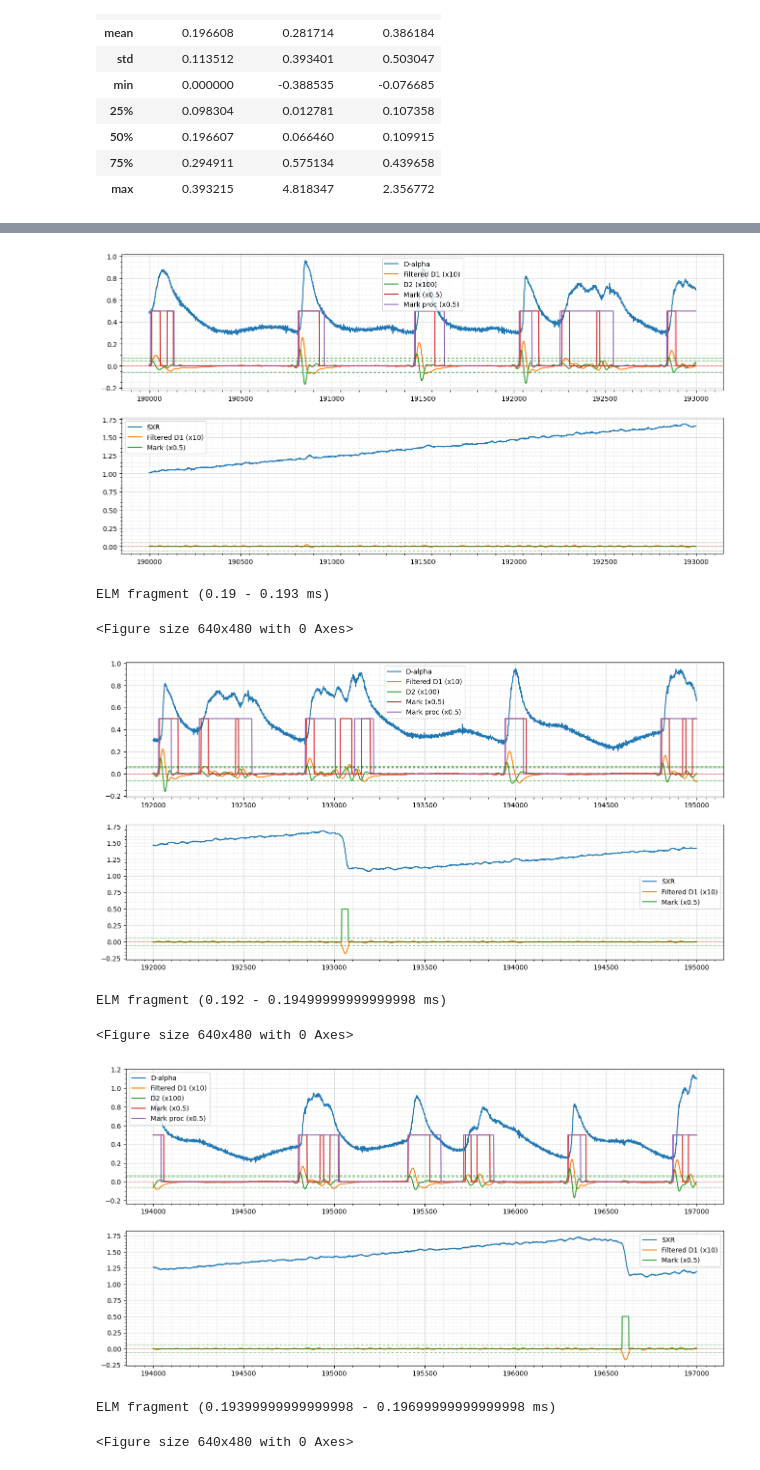
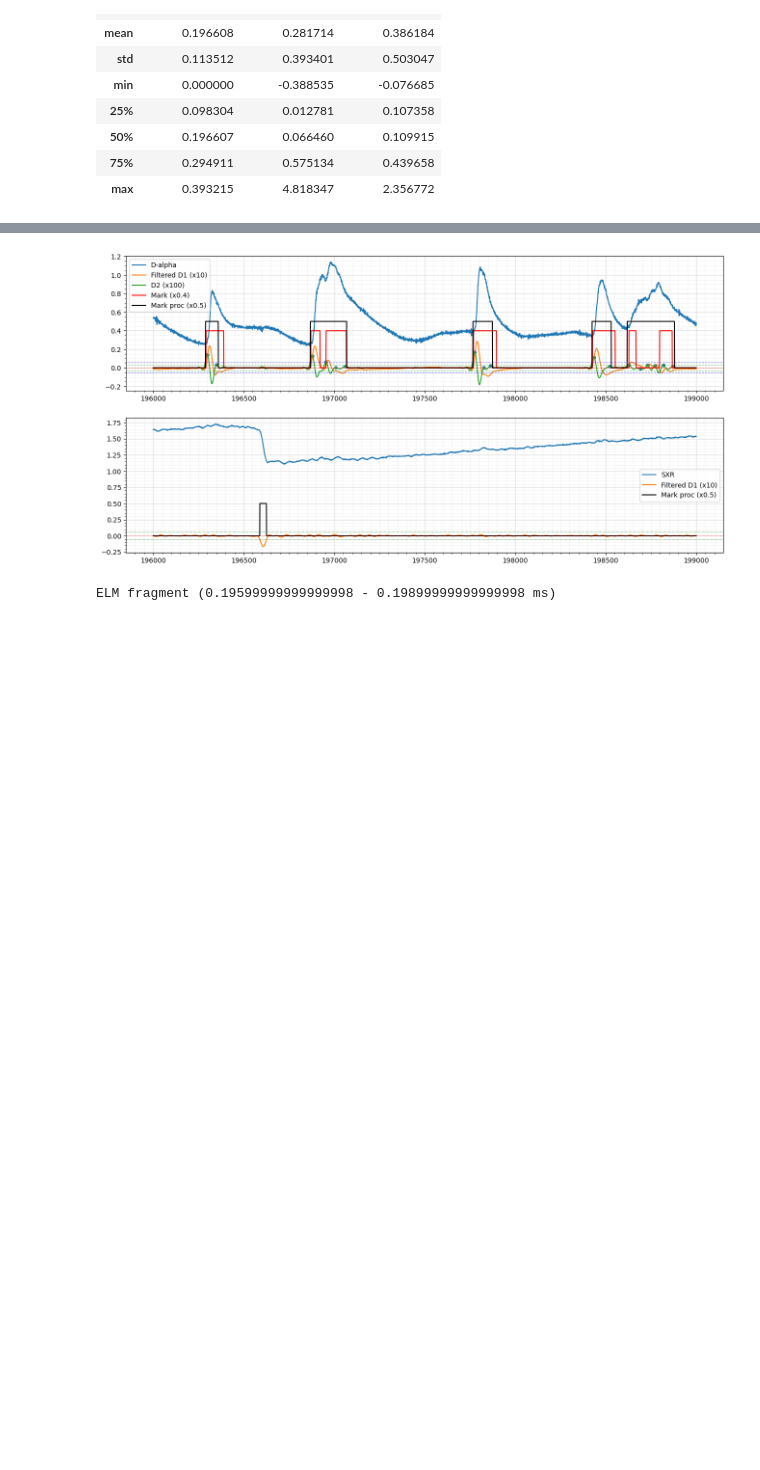
Before and after one commit to feodorrussia/Plasma_analysis, a Jupyter notebook: Marking system.ipynb, the cells around one changed output, grey strips where cells are left out. Cells and saved outputs as stored; diff of their text form; code cells hidden in the pictures; blank space fills up the shorter version.

```diff
--- a/Marking system.ipynb
+++ b/Marking system.ipynb
@@ -5,7 +5,8 @@ from source.Files_operating import read_sht_data
 shtRipper v1.3
 # %%
 F_ID = 44184
-dir_path = "D:/Edu/Lab/Projects/Plasma_analysis/data/sht/G-ELM/"  # C:/Users/f.belous/Work/Projects/Plasma_analysis/data/sht/G-ELM/
+dir_path = "C:/Users/f.belous/Work/Projects/Plasma_analysis/data/sht/G-ELM/"
+# D:/Edu/Lab/Projects/Plasma_analysis/data/sht/G-ELM/ | C:/Users/f.belous/Work/Projects/Plasma_analysis/data/sht/G-ELM/
 
 df = read_sht_data(f'sht{F_ID}', dir_path)
 df = df.rename(columns={"ch1": "d_alpha"})
@@ -249,14 +250,25 @@ mark_sxr = proc_slices(mark_data, length_edge=10, distance_edge=30)
 import matplotlib.pyplot as plt
 from matplotlib.ticker import AutoMinorLocator
 
-def get_d2_peaks(diff_data: np.array):
-    d2_data = np.diff(diff_data)
-    peaks_ind = get_peaks(d2_data)
+def get_d2_peaks(diff_data: np.array, mark_data: np.array, s_i: int) -> np.array:
+    l_ = 0
+    fr_fl = False
+    peaks_ind = []
+    for i in range(mark_data.shape[0]):
+        if mark_data[i] == 1 and not fr_fl:
+            fr_fl = True
+            l_ = i
+        elif fr_fl and mark_data[i] == 0:
+            fr_fl = False
+            d2_data = np.diff(diff_data)
+            res = get_peaks(d2_data[l_-10:i+30], s_i) + l_-10
+            peaks_ind += res.tolist()
+    peaks_ind = np.array(peaks_ind)
     return peaks_ind, d2_data[peaks_ind]
 
 mode_plotting = 1  # int(input("Input visualising mode [ 0 - manual | 1 - only marked ]:"))
 # mode_marking = int(input("Input marking mode (0 - manual | 1 - semiauto): ").strip().split()[0])
-l_edge = 190000  # int(input(f"Input start index [0:{df.shape[0]//1000*1000}]: ").strip().split()[0])
+l_edge = 196000  # int(input(f"Input start index [0:{df.shape[0]//1000*1000}]: ").strip().split()[0])
 # print("---")
 step = 2000
 width = 3000
@@ -280,20 +292,18 @@ while l_edge < df.shape[0]:
     ax1.plot(range(l_edge, r_edge), d_alpha_f[l_edge:r_edge] * 10, label="Filtered D1 (x10)")
     ax1.plot(range(l_edge, r_edge), np.diff(d_alpha_f)[l_edge:r_edge] * 100, label="D2 (x100)")
 
-    # x, y = get_d2_peaks(d_alpha_f[l_edge:r_edge])
-    # x = x + l_edge
+    x, y = get_d2_peaks(d_alpha_f[l_edge:r_edge], mark_d_alpha[l_edge:r_edge], l_edge)
+    x = x + l_edge
     # print(len(x), x, y)
-    # ax1.scatter(x, y * 100, s=20)
+    ax1.scatter(x, y * 100, s=20)
 
-    ax1.plot(range(l_edge, r_edge), mark_d_alpha_2[l_edge:r_edge] * 0.5, label="Mark (x0.5)")
-    ax1.plot(range(l_edge, r_edge), mark_d_alpha[l_edge:r_edge] * 0.5, label="Mark proc (x0.5)")
-    ax1.axhline(np.quantile(d_alpha_f, 0.7) * 10, color="red", linestyle=':', linewidth=0.7)
-    ax1.axhline((da_f_q + da_f_std * 3) * 10, color="green", linestyle=':', linewidth=0.7)
-    ax1.axhline((da_f_q + da_f_std * 2.5) * 10, color="green", linestyle=':', linewidth=0.7)
-    ax1.axhline((da_f_q + da_f_std * 2) * 10, color="green", linestyle=':', linewidth=0.7)
-    ax1.axhline((da_f_q - da_f_std * 2.7) * 10, color="green", linestyle=':', linewidth=0.7)
-    # for ind in slice_da_indexes:
-    #     ax1.axvline(ind, color="green", linestyle=':', linewidth=0.7)
+    ax1.plot(range(l_edge, r_edge), mark_d_alpha_2[l_edge:r_edge] * 0.4, label="Mark (x0.4)", color="red")
+    ax1.plot(range(l_edge, r_edge), mark_d_alpha[l_edge:r_edge] * 0.5, label="Mark proc (x0.5)", color="black")
+    ax1.axhline(np.quantile(d_alpha_f, 0.7) * 10, color="red", linestyle=':', linewidth=0.8)
+    ax1.axhline((da_f_q + da_f_std * 1.5) * 10, color="green", linestyle=':', linewidth=0.8)
+    ax1.axhline((da_f_q - da_f_std * 1.5) * 10, color="green", linestyle=':', linewidth=0.8)
+    ax1.axhline((da_f_q + da_f_std * 2.5) * 10, color="blue", linestyle=':', linewidth=0.8)
+    ax1.axhline((da_f_q - da_f_std * 2.5) * 10, color="blue", linestyle=':', linewidth=0.8)
 
     ax1.grid(which='major', color='#DDDDDD', linewidth=0.9)
     ax1.grid(which='minor', color='#DDDDDD', linestyle=':', linewidth=0.7)
@@ -304,49 +314,40 @@ while l_edge < df.shape[0]:
     ax2.plot(range(l_edge, r_edge), sxr[l_edge:r_edge], label="SXR")
     # ax2.plot(range(l_edge, r_edge), sxr_d1[l_edge:r_edge], label="Diff 1")
     ax2.plot(range(l_edge, r_edge), sxr_f[l_edge:r_edge] * 10, label="Filtered D1 (x10)")
-    ax2.plot(range(l_edge, r_edge), mark_sxr[l_edge:r_edge] * 0.5, label="Mark (x0.5)")
+    ax2.plot(range(l_edge, r_edge), mark_sxr[l_edge:r_edge] * 0.5, label="Mark proc (x0.5)", color="black")
     ax2.axhline(np.quantile(sxr_f, 0.8) * 10, color="red", linestyle=':', linewidth=0.7)
     ax2.axhline((sxr_f_q + sxr_f_std * 7) * 10, color="green", linestyle=':', linewidth=0.7)
     ax2.axhline((sxr_f_q - sxr_f_std * 7) * 10, color="green", linestyle=':', linewidth=0.7)
-    # for ind in slice_sxr_indexes:
-    #     ax2.axvline(ind, color="green", linestyle=':', linewidth=0.7)
 
     ax2.grid(which='major', color='#DDDDDD', linewidth=0.9)
     ax2.grid(which='minor', color='#DDDDDD', linestyle=':', linewidth=0.7)
     ax2.minorticks_on()
     ax2.xaxis.set_minor_locator(AutoMinorLocator(10))
     ax2.legend()
     plt.show()
 
     # res = list(map(int, input(f"Input index pairs of ELM fragments ({df.t[l_edge]} - {df.t[r_edge]} ms):\n").strip().split()))
     # for i in range(0, len(res), 2):
     #     board_ind = [res[i], res[i+1]]
 
     #     mark = float(input("Input mark to set [ 0 | 1 | 2 ]: "))
 
     #     if mode_marking and mark > 0:
     #         board_ind = get_borders(df.loc[res[i]:res[i + 1], "ch1"].to_numpy(), scale=1.5)
     #         board_ind[0] = max(board_ind[0] - step_away + res[i], 0)
     #         board_ind[1] += res[i]
 
     #     df.loc[board_ind[0]:board_ind[1], "ch1_marked"] = mark
 
-    # print(f"ELM fragment ({df.t[l_edge]} - {df.t[r_edge]} ms)\n")
-    # break
-    input(f"ELM fragment ({df.t[l_edge]} - {df.t[r_edge]} ms)\n")
+    print(f"ELM fragment ({df.t[l_edge]} - {df.t[r_edge]} ms)\n")
+    break
+    # input(f"ELM fragment ({df.t[l_edge]} - {df.t[r_edge]} ms)\n")
 
     plt.close()
     plt.clf()
     l_edge += step
 
 # 217500
 # %% [output]
-[figure, old version]
+[figure, new version]
-ELM fragment (0.19 - 0.193 ms)
+ELM fragment (0.19599999999999998 - 0.19899999999999998 ms)
-<Figure size 640x480 with 0 Axes>
-[figure, removed]
-ELM fragment (0.192 - 0.19499999999999998 ms)
-<Figure size 640x480 with 0 Axes>
-[figure, removed]
-ELM fragment (0.19399999999999998 - 0.19699999999999998 ms)
-<Figure size 640x480 with 0 Axes>
```
Also changed, not shown: parts of 2 cells of this notebook.
